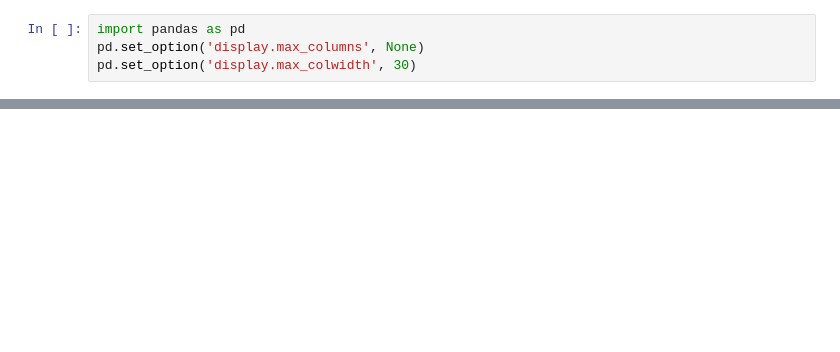
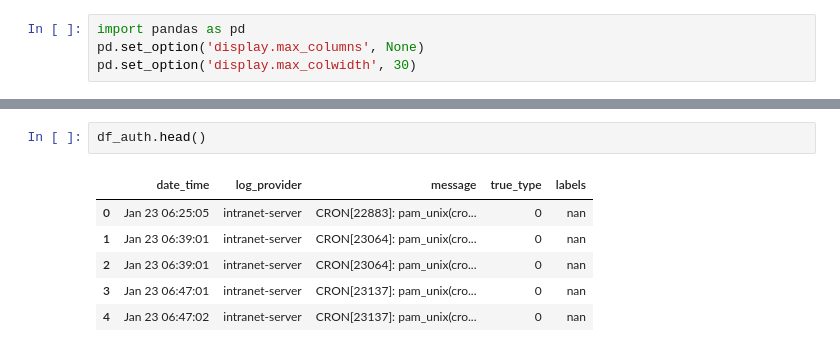
Before and after one commit to SlimTimster/IDSAlertCorrelaction_CySec_MasterThesis, a Jupyter notebook: alert_aggregation.ipynb, the cells around one changed output, grey strips where cells are left out. Cells and saved outputs as stored; diff of their text form; blank space fills up the shorter version.

```diff
--- a/alert_aggregation.ipynb
+++ b/alert_aggregation.ipynb
@@ -75,0 +77,9 @@ df_auth.iloc[143:153]
+# %%
+df_auth.head()
+# %% [output]
+|  | date_time | log_provider | message | true_type | labels |
+| 0 | Jan 23 06:25:05 | intranet-server | CRON[22883]: pam_unix(cro... | 0 | nan |
+| 1 | Jan 23 06:39:01 | intranet-server | CRON[23064]: pam_unix(cro... | 0 | nan |
+| 2 | Jan 23 06:39:01 | intranet-server | CRON[23064]: pam_unix(cro... | 0 | nan |
+| 3 | Jan 23 06:47:01 | intranet-server | CRON[23137]: pam_unix(cro... | 0 | nan |
+| 4 | Jan 23 06:47:02 | intranet-server | CRON[23137]: pam_unix(cro... | 0 | nan |
```
Also changed, not shown: parts of 9 cells of this notebook.
